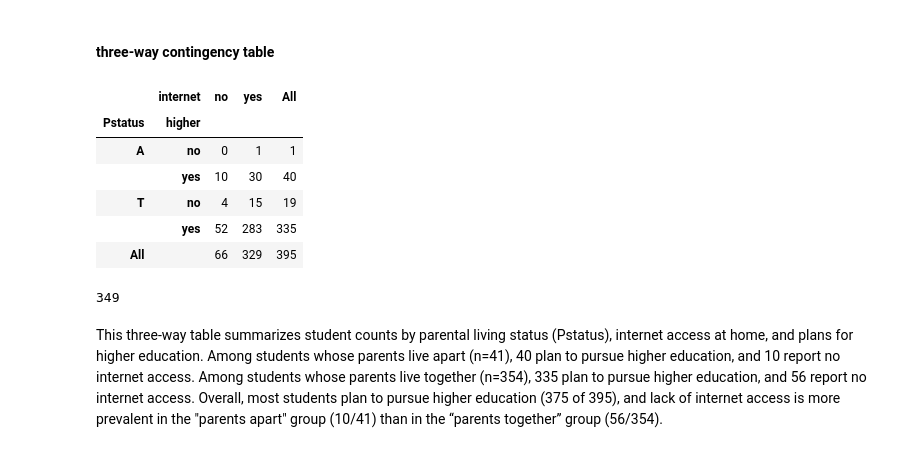
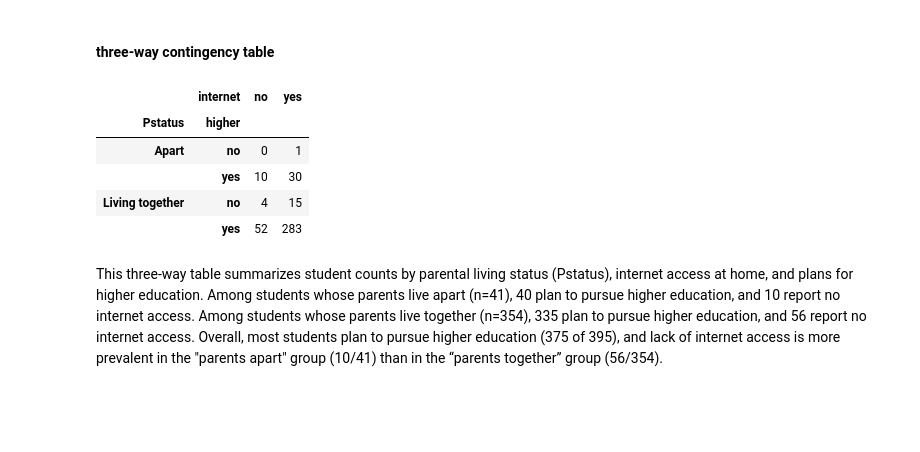
Before and after one commit to hzhoujoy/HW4_ST554, a Jupyter notebook: HW4_JoyZhou.ipynb, the cells around one changed output. Drawn from its saved outputs; the diff is of its cells as text; code cells hidden in the pictures; blank space fills up the shorter version.

```diff
--- a/HW4_JoyZhou.ipynb
+++ b/HW4_JoyZhou.ipynb
@@ -65,0 +46,7 @@ None
+# %%
+# create category version of the variables with renamed categories
+math_score["Pstatus"] = math_score["Pstatus"].astype("category")
+math_score["Pstatus"] = math_score["Pstatus"].cat.rename_categories({
+    "T": "Living Together",
+    "A": "Apart"})
+print(math_score.Pstatus.cat.categories)
@@ -112,0 +138,7 @@ The two-way table sumarizes student count by parental living status(Pstatus) and
+# %%
+# create category version of the variables with renamed categories
+math_score["Pstatus"] = math_score["Pstatus"].astype("category")
+math_score["Pstatus"] = math_score["Pstatus"].cat.rename_categories({
+    "T": "Living Together",
+    "A": "Apart"})
+print(math_score.Pstatus.cat.categories)
@@ -113,21 +164,17 @@ The two-way table sumarizes student count by parental living status(Pstatus) and
 # %% [markdown]
 #### three-way contingency table
 # %%
-pd.crosstab(
+table_3_way = pd.crosstab(
     [math_score.Pstatus, math_score.higher], #pass a list of columns for the rows
-    math_score.internet,
-    margins = True)
+    math_score.internet
+    )
+table_3_way
 # %% [output]
-|  | internet | no | yes | All |
-| Pstatus | higher |  |  |  |
-| A | no | 0 | 1 | 1 |
-|  | yes | 10 | 30 | 40 |
-| T | no | 4 | 15 | 19 |
-|  | yes | 52 | 283 | 335 |
-| All |  | 66 | 329 | 395 |
+|  | internet | no | yes |
+| Pstatus | higher |  |  |
+| Apart | no | 0 | 1 |
+|  | yes | 10 | 30 |
+| Living together | no | 4 | 15 |
+|  | yes | 52 | 283 |
-# %%
-len(math_score[math_score['school'] == 'GP'])
-# %% [output]
-349
 # %% [markdown]
 This three-way table summarizes student counts by parental living status (Pstatus), internet access at home, and plans for higher education. Among students whose parents live apart (n=41), 40 plan to pursue higher education, and 10 report no internet access. Among students whose parents live together (n=354), 335 plan to pursue higher education, and 56 report no internet access. Overall, most students plan to pursue higher education (375 of 395), and lack of internet access is more prevalent in the "parents apart" group (10/41) than in the “parents together” group (56/354).
```
Also changed, not shown: parts of 11 cells of this notebook.
